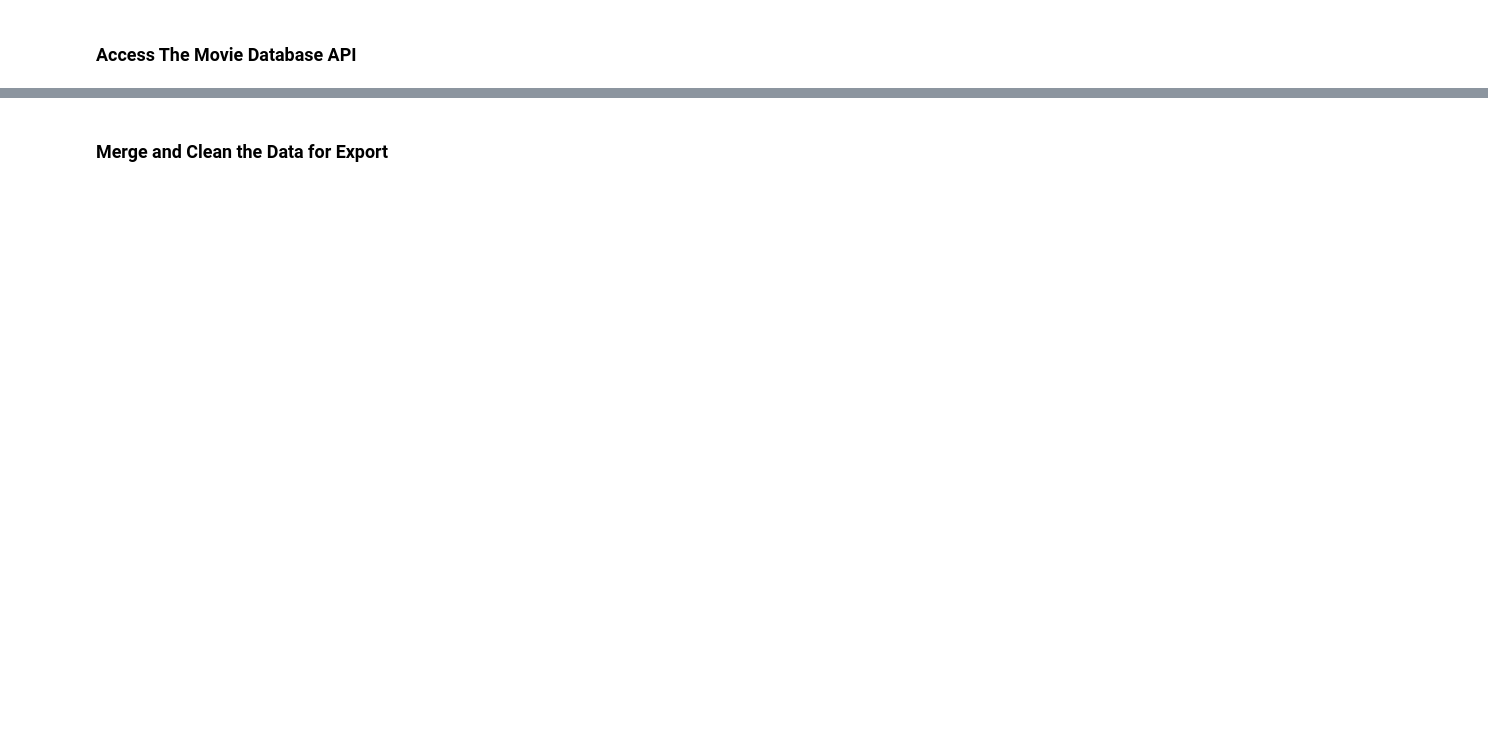
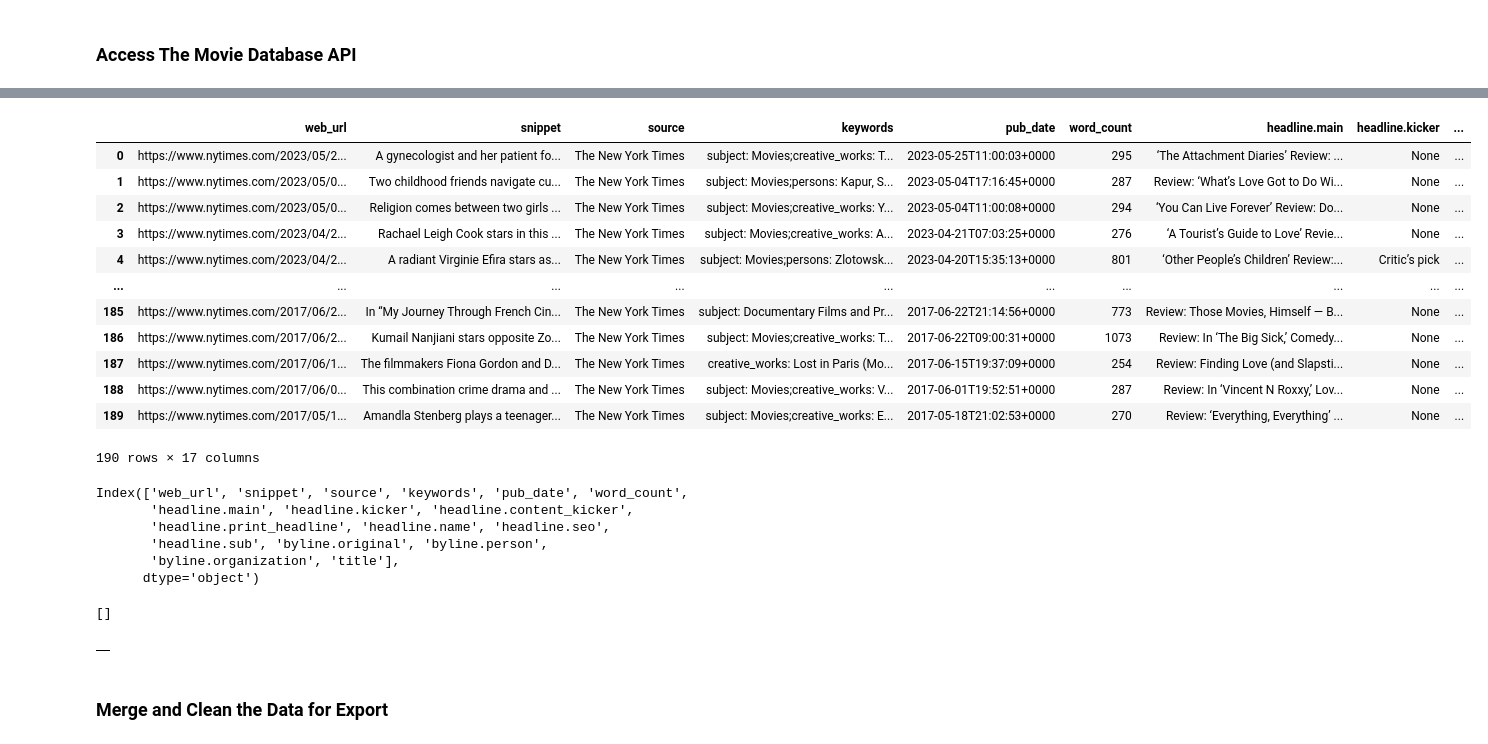
Before and after one commit to GrigoriyIsayev/data-sourcing-challenge, a Jupyter notebook: retrieve_movie_data.ipynb, the cells around one changed output, grey strips where cells are left out. Saved outputs shown, nothing was run; the diff lists cells and outputs as text; code cells hidden in the pictures; blank space fills up the shorter version.

```diff
--- a/retrieve_movie_data.ipynb
+++ b/retrieve_movie_data.ipynb
@@ -185,7 +329,43 @@ tmdb_movies_list = []
+# %%
+# Rename the 'title' column to 'tytle'
+#tmdb_movies_df = tmdb_movies_df.rename(columns={"title": "title"})
+
+# Display the DataFrame to confirm the change
+reviews_df
+# %% [output]
+|  | web_url | snippet | source | keywords | pub_date | word_count | headline.main | headline.kicker | ... |
+| 0 | https://www.nytimes.com/2023/05/2... | A gynecologist and her patient fo... | The New York Times | subject: Movies;creative_works: T... | 2023-05-25T11:00:03+0000 | 295 | ‘The Attachment Diaries’ Review: ... | None | ... |
+| 1 | https://www.nytimes.com/2023/05/0... | Two childhood friends navigate cu... | The New York Times | subject: Movies;persons: Kapur, S... | 2023-05-04T17:16:45+0000 | 287 | Review: ‘What’s Love Got to Do Wi... | None | ... |
+| 2 | https://www.nytimes.com/2023/05/0... | Religion comes between two girls ... | The New York Times | subject: Movies;creative_works: Y... | 2023-05-04T11:00:08+0000 | 294 | ‘You Can Live Forever’ Review: Do... | None | ... |
+| 3 | https://www.nytimes.com/2023/04/2... | Rachael Leigh Cook stars in this ... | The New York Times | subject: Movies;creative_works: A... | 2023-04-21T07:03:25+0000 | 276 | ‘A Tourist’s Guide to Love’ Revie... | None | ... |
+| 4 | https://www.nytimes.com/2023/04/2... | A radiant Virginie Efira stars as... | The New York Times | subject: Movies;persons: Zlotowsk... | 2023-04-20T15:35:13+0000 | 801 | ‘Other People’s Children’ Review:... | Critic’s pick | ... |
+| ... | ... | ... | ... | ... | ... | ... | ... | ... | ... |
+| 185 | https://www.nytimes.com/2017/06/2... | In “My Journey Through French Cin... | The New York Times | subject: Documentary Films and Pr... | 2017-06-22T21:14:56+0000 | 773 | Review: Those Movies, Himself — B... | None | ... |
+| 186 | https://www.nytimes.com/2017/06/2... | Kumail Nanjiani stars opposite Zo... | The New York Times | subject: Movies;creative_works: T... | 2017-06-22T09:00:31+0000 | 1073 | Review: In ‘The Big Sick,’ Comedy... | None | ... |
+| 187 | https://www.nytimes.com/2017/06/1... | The filmmakers Fiona Gordon and D... | The New York Times | creative_works: Lost in Paris (Mo... | 2017-06-15T19:37:09+0000 | 254 | Review: Finding Love (and Slapsti... | None | ... |
+| 188 | https://www.nytimes.com/2017/06/0... | This combination crime drama and ... | The New York Times | subject: Movies;creative_works: V... | 2017-06-01T19:52:51+0000 | 287 | Review: In ‘Vincent N Roxxy,’ Lov... | None | ... |
+| 189 | https://www.nytimes.com/2017/05/1... | Amandla Stenberg plays a teenager... | The New York Times | subject: Movies;creative_works: E... | 2017-05-18T21:02:53+0000 | 270 | Review: ‘Everything, Everything’ ... | None | ... |
+190 rows × 17 columns
+# %%
+reviews_df.columns
+# %% [output]
+Index(['web_url', 'snippet', 'source', 'keywords', 'pub_date', 'word_count',
+       'headline.main', 'headline.kicker', 'headline.content_kicker',
+       'headline.print_headline', 'headline.name', 'headline.seo',
+       'headline.sub', 'byline.original', 'byline.person',
+       'byline.organization', 'title'],
+      dtype='object')
 # %%
 # Preview the first 5 results in JSON format
 # Use json.dumps with argument indent=4 to format data
+print(json.dumps(tmdb_movies_list[:5], indent=4))
+# %% [output]
+[]
 # %%
 # Convert the results to a DataFrame
+tmdb_df = pd.DataFrame(tmdb_movies_list)
+tmdb_df
+# %% [output]
+|  |
 # %% [markdown]
 ### Merge and Clean the Data for Export
```
Also changed, not shown: parts of 17 cells of this notebook.
